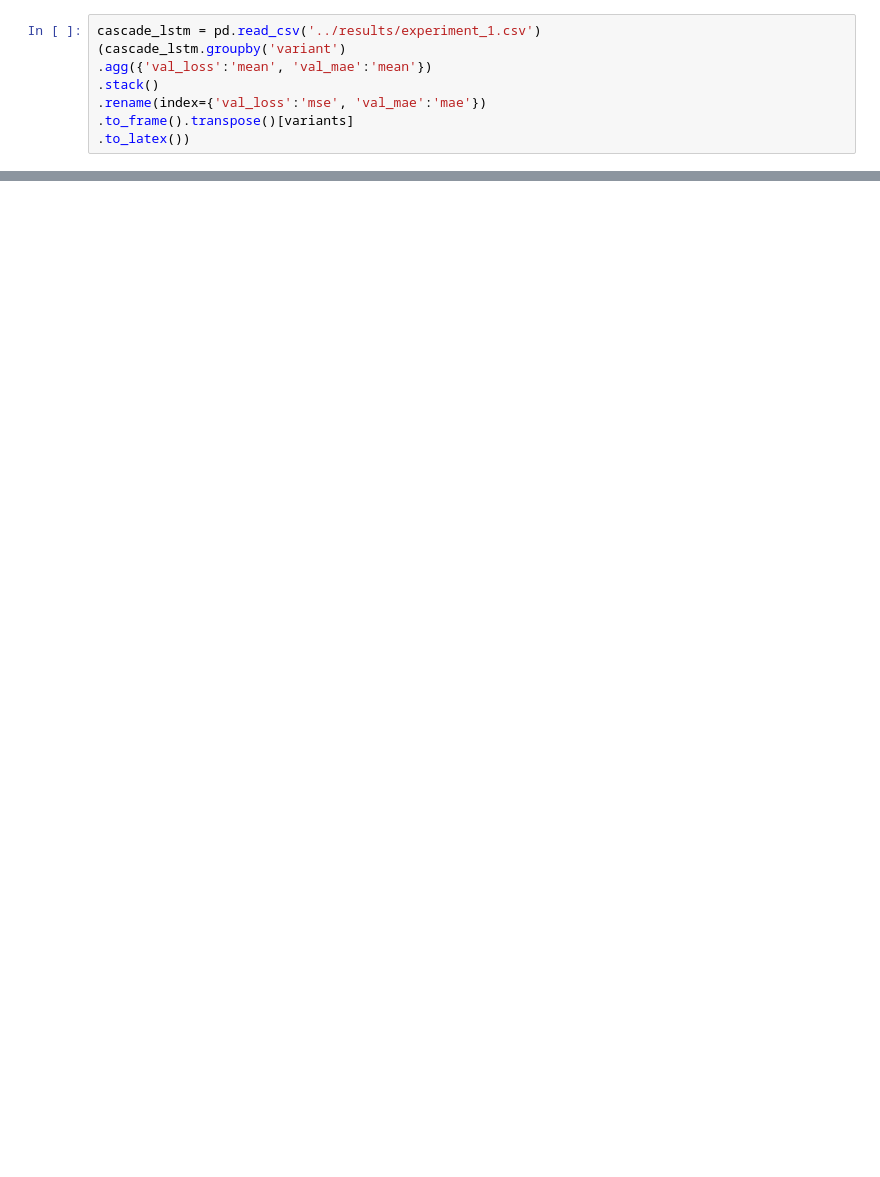
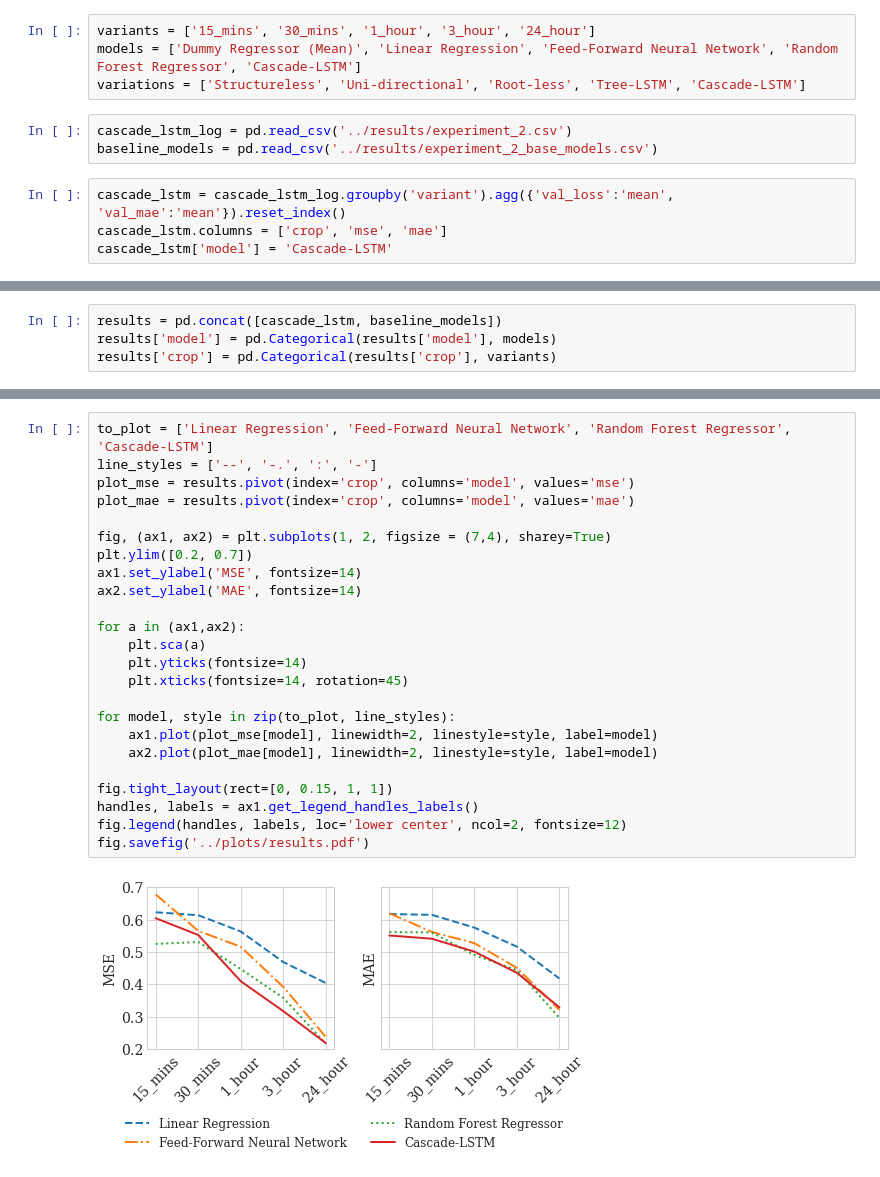
Before and after one commit to remo48/ViralityPrediction, a Jupyter notebook: notebooks/results.ipynb, the cells around one changed output, grey strips where cells are left out. Saved outputs shown, nothing was run; the diff lists cells and outputs as text; blank space fills up the shorter version.

```diff
--- a/notebooks/results.ipynb
+++ b/notebooks/results.ipynb
@@ -5,8 +11,11 @@ variants = ['15_mins', '30_mins', '1_hour', '3_hour', '24_hour']
+# %%
+variants = ['15_mins', '30_mins', '1_hour', '3_hour', '24_hour']
+models = ['Dummy Regressor (Mean)', 'Linear Regression', 'Feed-Forward Neural Network', 'Random Forest Regressor', 'Cascade-LSTM']
+variations = ['Structureless', 'Uni-directional', 'Root-less', 'Tree-LSTM', 'Cascade-LSTM']
+# %%
+cascade_lstm_log = pd.read_csv('../results/experiment_2.csv')
+baseline_models = pd.read_csv('../results/experiment_2_base_models.csv')
 # %%
-cascade_lstm = pd.read_csv('../results/experiment_1.csv')
-(cascade_lstm.groupby('variant')
-.agg({'val_loss':'mean', 'val_mae':'mean'})
-.stack()
-.rename(index={'val_loss':'mse', 'val_mae':'mae'})
-.to_frame().transpose()[variants]
-.to_latex())
+cascade_lstm = cascade_lstm_log.groupby('variant').agg({'val_loss':'mean', 'val_mae':'mean'}).reset_index()
+cascade_lstm.columns = ['crop', 'mse', 'mae']
+cascade_lstm['model'] = 'Cascade-LSTM'
@@ -16,0 +22,4 @@ res = pd.DataFrame
+# %%
+results = pd.concat([cascade_lstm, baseline_models])
+results['model'] = pd.Categorical(results['model'], models)
+results['crop'] = pd.Categorical(results['crop'], variants)
@@ -16,0 +47,26 @@ res = pd.DataFrame
+# %%
+to_plot = ['Linear Regression', 'Feed-Forward Neural Network', 'Random Forest Regressor', 'Cascade-LSTM']
+line_styles = ['--', '-.', ':', '-']
+plot_mse = results.pivot(index='crop', columns='model', values='mse')
+plot_mae = results.pivot(index='crop', columns='model', values='mae')
+
+fig, (ax1, ax2) = plt.subplots(1, 2, figsize = (7,4), sharey=True)
+plt.ylim([0.2, 0.7])
+ax1.set_ylabel('MSE', fontsize=14)
+ax2.set_ylabel('MAE', fontsize=14)
+
+for a in (ax1,ax2):
+    plt.sca(a)
+    plt.yticks(fontsize=14)
+    plt.xticks(fontsize=14, rotation=45)
+
+for model, style in zip(to_plot, line_styles):
+    ax1.plot(plot_mse[model], linewidth=2, linestyle=style, label=model)
+    ax2.plot(plot_mae[model], linewidth=2, linestyle=style, label=model)
+
+fig.tight_layout(rect=[0, 0.15, 1, 1])
+handles, labels = ax1.get_legend_handles_labels()
+fig.legend(handles, labels, loc='lower center', ncol=2, fontsize=12)
+fig.savefig('../plots/results.pdf')
+# %% [output]
+[figure, added]
```
Also changed, not shown: parts of 8 cells of this notebook, 11 other files.
